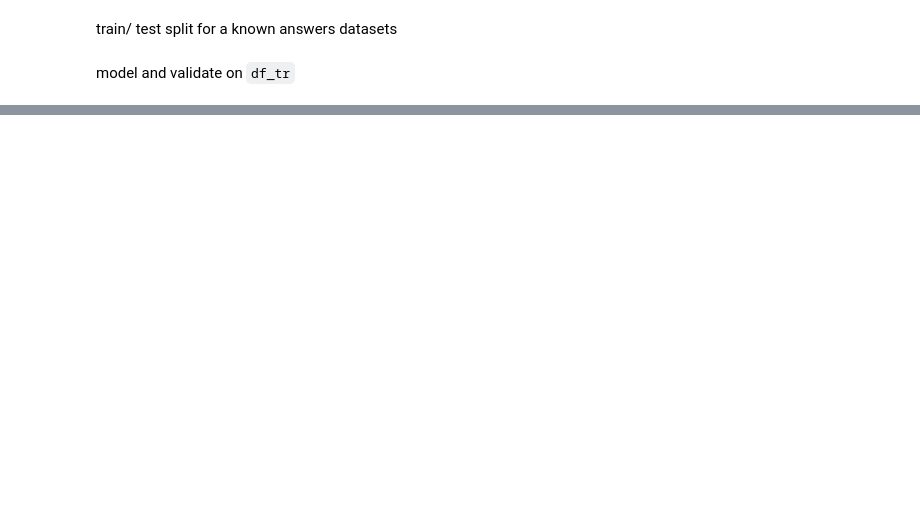
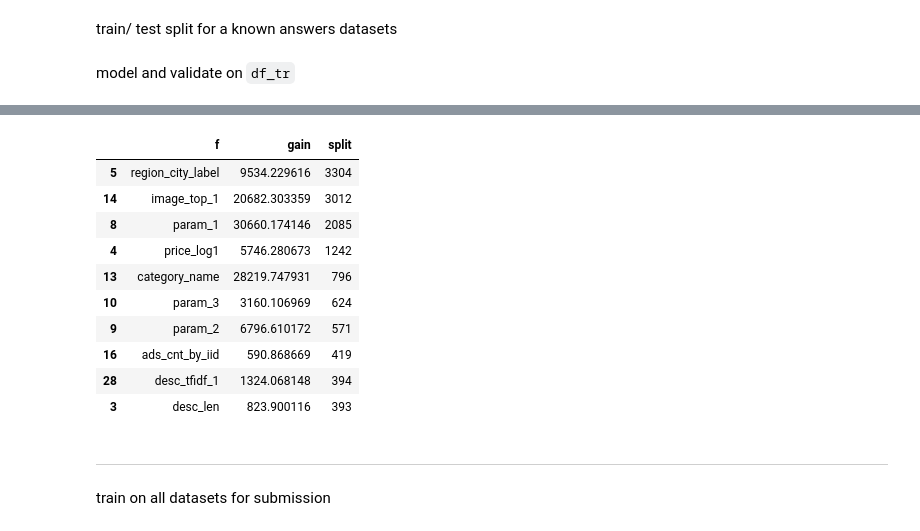
Before and after one commit to ihongChen/kaggle_Avito, a Jupyter notebook: src/Untitled.ipynb, the cells around one changed output, grey strips where cells are left out. Cells and saved outputs as stored; diff of their text form; code cells hidden in the pictures; blank space fills up the shorter version.

```diff
--- a/src/Untitled.ipynb
+++ b/src/Untitled.ipynb
@@ -9,0 +11,3 @@ Wall time: 162 ms
+# %%
+df_train['price_log1'] = df_train.price.apply(np.log1p).astype('float16').fillna(-999)
+df_test['price_log1'] = df_test.price.apply(np.log1p).astype('float16').fillna(-999)
@@ -9,0 +41,3 @@ Wall time: 162 ms
+# %%
+df_train = pd.concat([df_train,  df_trn_text_feat1],axis=1)
+df_test = pd.concat([df_test, df_test_text_feat1],axis=1)
@@ -31,0 +122,31 @@ model and validate on `df_tr`
+# %%
+X_trn, X_val, y_trn, y_val = train_test_split(X_train,y_train,test_size=0.2, random_state=1)
+
+lgtrain = lgb.Dataset(X_trn, y_trn,categorical_feature = categorical)
+lgvalid = lgb.Dataset(X_val, y_val,categorical_feature = categorical)
+
+lgbm_params =  {
+    'task': 'train',
+    'boosting_type': 'gbdt',
+    'objective': 'regression',
+    'metric': 'rmse',
+    'max_depth': 5,
+    'num_leaves': 33,
+    'feature_fraction': 0.7,
+    'bagging_fraction': 0.8,
+    'learning_rate': 0.1,
+    'num_boost_round': 10000
+#     'categorical':categorical
+}
+
+# Go Go Go
+lgb_clf = lgb.train(
+    lgbm_params,
+    lgtrain,
+    valid_sets = lgvalid,
+    valid_names= 'valid',
+    early_stopping_rounds=10,
+    verbose_eval=100
+)
+print("Model Evaluation Stage")
+print('RMSE:', np.sqrt(mean_squared_error(y_val, lgb_clf.predict(X_val))))
@@ -31,0 +189,21 @@ model and validate on `df_tr`
+# %%
+feat_imp = pd.DataFrame({'f':lgb_clf.feature_name(),
+                         'split':lgb_clf.feature_importance(importance_type='split'),
+                         'gain':lgb_clf.feature_importance(importance_type='gain')}).sort_values(by='split',ascending=False)
+feat_imp.head(10)
+# %% [output]
+|  | f | gain | split |
+| 5 | region_city_label | 9534.229616 | 3304 |
+| 14 | image_top_1 | 20682.303359 | 3012 |
+| 8 | param_1 | 30660.174146 | 2085 |
+| 4 | price_log1 | 5746.280673 | 1242 |
+| 13 | category_name | 28219.747931 | 796 |
+| 10 | param_3 | 3160.106969 | 624 |
+| 9 | param_2 | 6796.610172 | 571 |
+| 16 | ads_cnt_by_iid | 590.868669 | 419 |
+| 28 | desc_tfidf_1 | 1324.068148 | 394 |
+| 3 | desc_len | 823.900116 | 393 |
+# %% [markdown]
+___
+# %% [markdown]
+train on all datasets for submission
```
Also changed, not shown: parts of 24 cells of this notebook, 4 other files.
